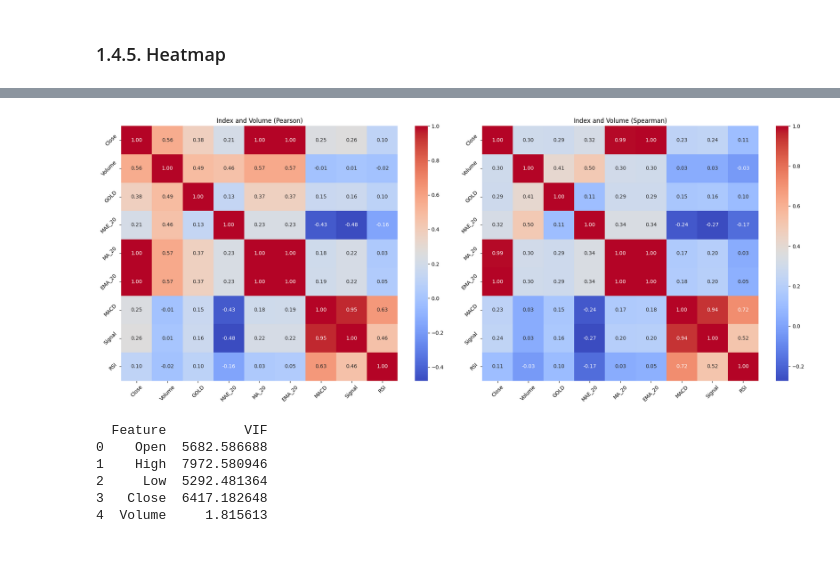
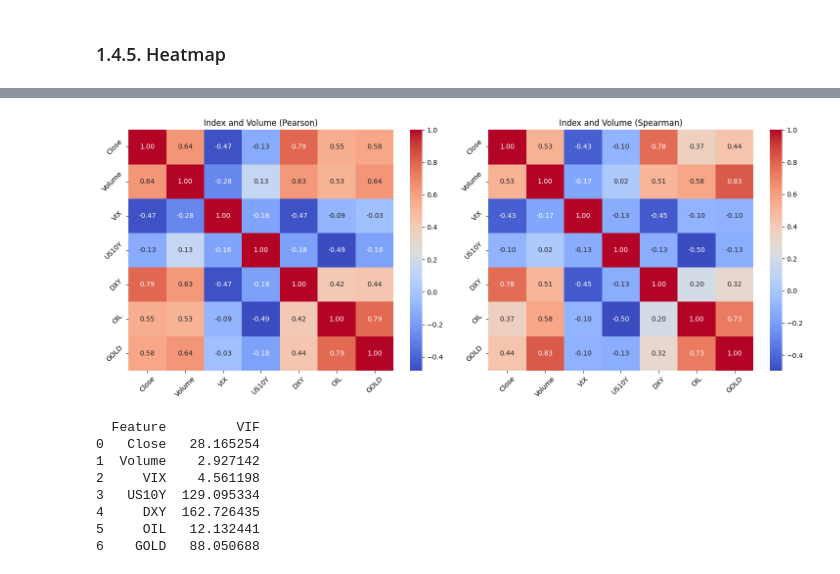
Before and after one commit to VictorNguyenLPN/sp500-dav, a Jupyter notebook: notebook_qhuy.ipynb, the cells around one changed output, grey strips where cells are left out. Saved outputs shown, nothing was run; the diff lists cells and outputs as text; code cells hidden in the pictures.

```diff
--- a/notebook_qhuy.ipynb
+++ b/notebook_qhuy.ipynb
@@ -26,18 +33,25 @@ yeu to anh huong:
 # %%
+import os
+import re
+import numpy as np
 import pandas as pd
-import os
-import matplotlib.pyplot as plt
 import seaborn as sns
 import yfinance as yf
-import numpy as np
+import matplotlib.pyplot as plt
 import plotly.graph_objects as go
+
 from plotly.subplots import make_subplots
-import re
+from dotenv import load_dotenv
+from alpha_vantage.timeseries import TimeSeries
+from statsmodels.stats.outliers_influence import variance_inflation_factor # type: ignore
 
 np.random.seed(42)
 pd.set_option("display.max_columns", None)
 
 FIG_DIR = "fig"
+
+load_dotenv()
+ALPHA_VANTAGE_API_KEY = os.getenv("ALPHA_VANTAGE_API_KEY")
 # %% [markdown]
 ## 0.2. Data Loading
 # %%
@@ -102,12 +140,12 @@ delta = aug_data['Close'].diff()
 abs_diff = delta.abs()
 
 # MA, EMA
-for w in [20, 60, 120, 240]:
+for w in [20, 60, 120]:
     aug_data[f'MA_{w}'] = aug_data['Close'].rolling(window=w).mean()
     aug_data[f'EMA_{w}'] = aug_data['Close'].ewm(span=w, adjust=False).mean()
 
 # MAE
-for w in [5, 20, 60, 120]:
+for w in [5, 20]:
     aug_data[f'MAE_{w}'] = abs_diff.rolling(window=w).mean()
 
 
@@ -387,50 +467,48 @@ Index(['Date', 'Open', 'High', 'Low', 'Close', 'Volume', 'GOLD', 'MA_20',
       dtype='object')
 # %%
 corr_pear = data[[
-        'Close', 'Volume', 'GOLD',
-        'MAE_20', 'MA_20', 'EMA_20',
-        'MACD', 'Signal', 'RSI'
+        'Close', 'Volume', 'VIX', 'US10Y', 'DXY', 'OIL', 'GOLD'
     ]
 ].corr(method="pearson")
 
 corr_spear = data[[
-        'Close', 'Volume', 'GOLD',
-        'MAE_20', 'MA_20', 'EMA_20',
-        'MACD', 'Signal', 'RSI'
+        'Close', 'Volume', 'VIX', 'US10Y', 'DXY', 'OIL', 'GOLD'
     ]
 ].corr(method="spearman")
 
-plt.figure(figsize=(20,8))
+plt.figure(figsize=(15,6))
 
 plt.subplot(1, 2, 1)
 sns.heatmap(corr_pear, annot=True, cmap="coolwarm", fmt=".2f")
 plt.yticks(rotation=(45))
 plt.xticks(rotation=(45))
 plt.title("Index and Volume (Pearson)")
 
 plt.subplot(1, 2, 2)
 sns.heatmap(corr_spear, annot=True, cmap="coolwarm", fmt=".2f")
 plt.yticks(rotation=(45))
 plt.xticks(rotation=(45))
 plt.title("Index and Volume (Spearman)")
 
 plt.tight_layout()
 plt.show()
 # %% [output]
-[figure, old version]
+[figure, new version]
 # %%
-from statsmodels.stats.outliers_influence import variance_inflation_factor # type: ignore
-
-X = data[["Open", "High", "Low", "Close", "Volume"]].dropna()
+X = data[[
+        'Close', 'Volume', 'VIX', 'US10Y', 'DXY', 'OIL', 'GOLD'
+    ]].dropna()
 vif_data = pd.DataFrame()
 vif_data["Feature"] = X.columns
 vif_data["VIF"] = [variance_inflation_factor(X.values, i) for i in range(X.shape[1])]
 print(vif_data)
 # %% [output]
-  Feature          VIF
-0    Open  5682.586688
-1    High  7972.580946
-2     Low  5292.481364
-3   Close  6417.182648
-4  Volume     1.815613
+  Feature         VIF
+0   Close   28.165254
+1  Volume    2.927142
+2     VIX    4.561198
+3   US10Y  129.095334
+4     DXY  162.726435
+5     OIL   12.132441
+6    GOLD   88.050688
 # %%
```
Also changed, not shown: parts of 18 cells of this notebook, 26 other files.
